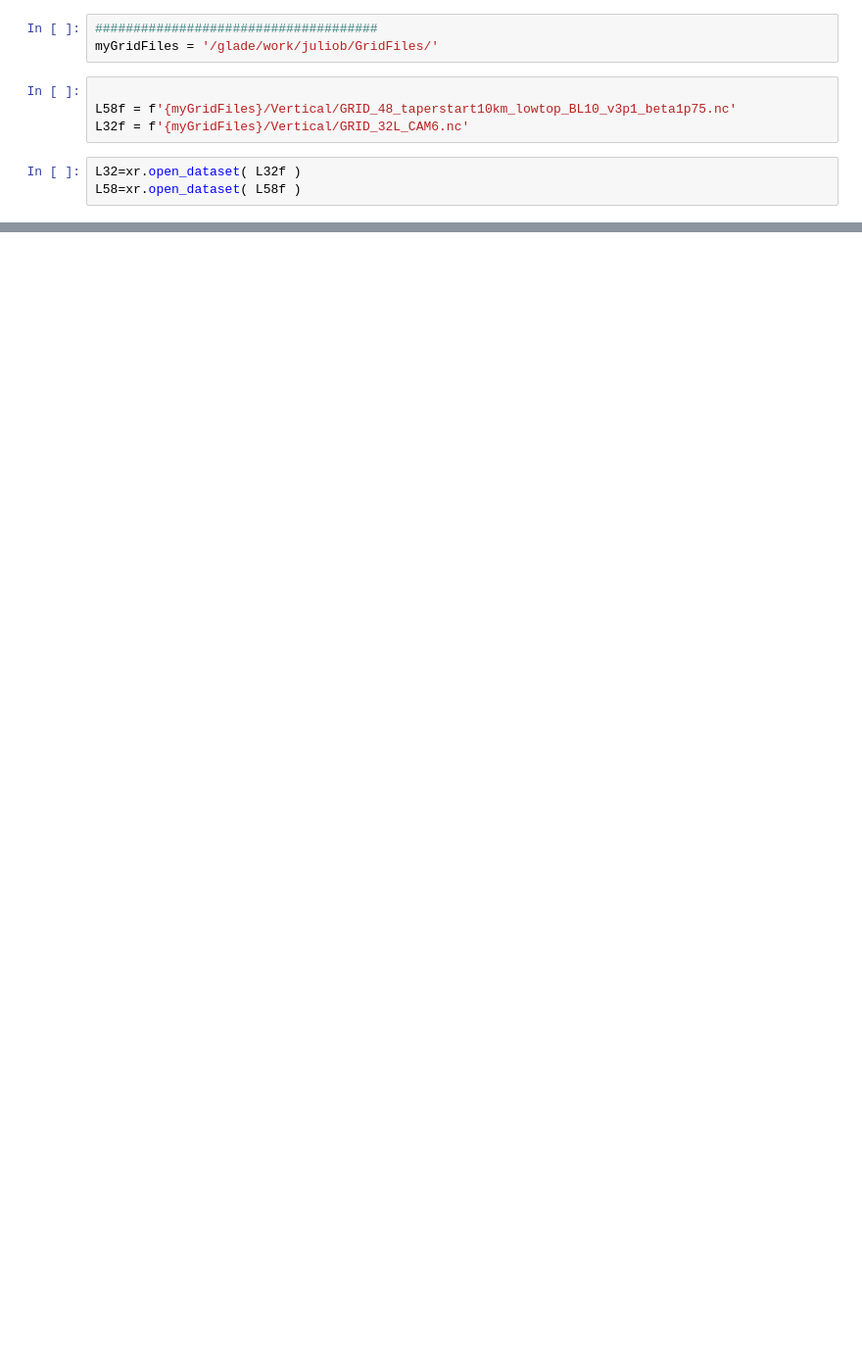
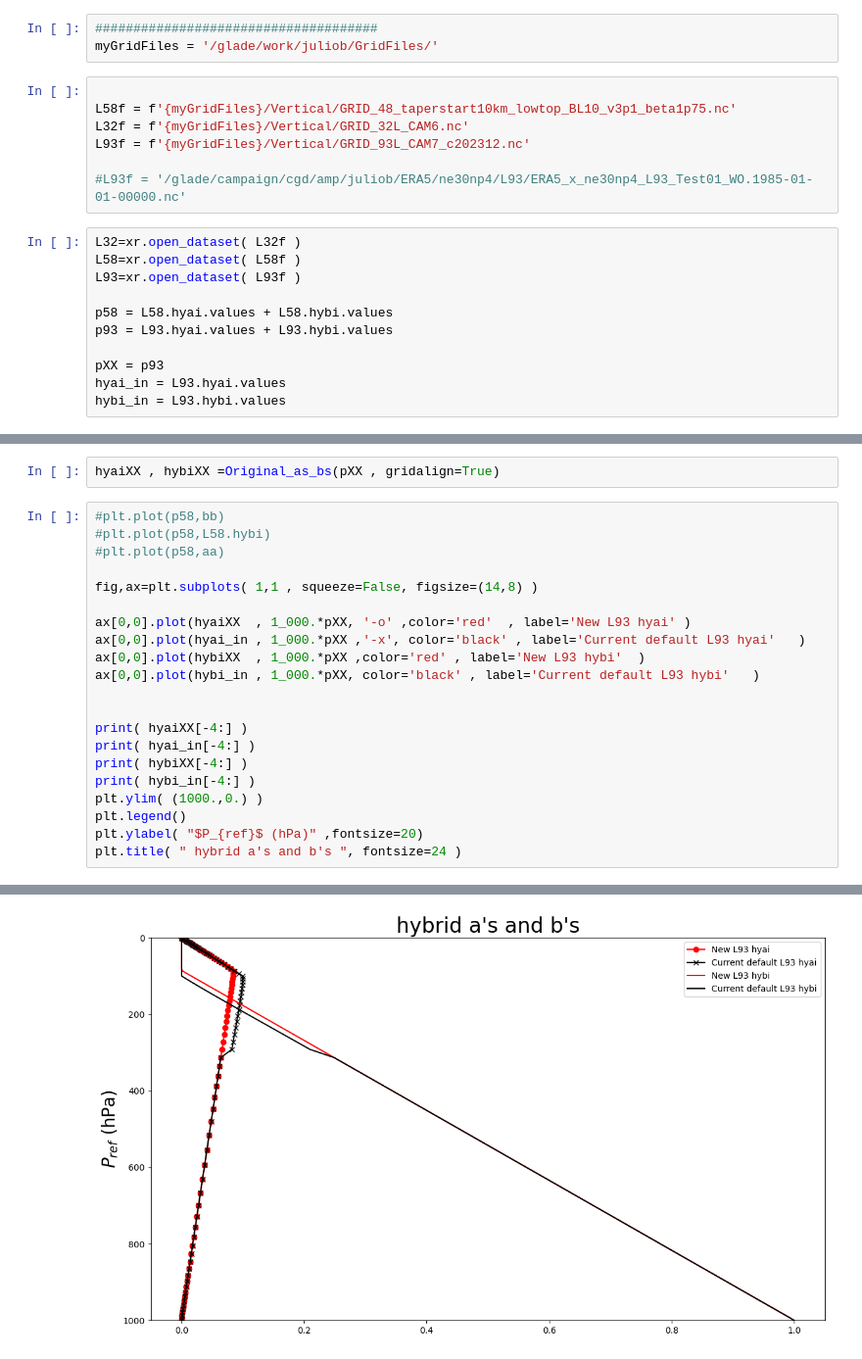
Before and after one commit to JulioTBacmeister/PyRegridding, a Jupyter notebook: Drivers/MakeNewVgrid.ipynb, the cells around one changed output, grey strips where cells are left out. Shown at 98% size. Saved outputs shown, nothing was run; the diff lists cells and outputs as text; blank space fills up the shorter version.

```diff
--- a/Drivers/MakeNewVgrid.ipynb
+++ b/Drivers/MakeNewVgrid.ipynb
@@ -25,6 +51,17 @@ myGridFiles = '/glade/work/juliob/GridFiles/'
 
 L58f = f'{myGridFiles}/Vertical/GRID_48_taperstart10km_lowtop_BL10_v3p1_beta1p75.nc'
 L32f = f'{myGridFiles}/Vertical/GRID_32L_CAM6.nc'
+L93f = f'{myGridFiles}/Vertical/GRID_93L_CAM7_c202312.nc'
+
+#L93f = '/glade/campaign/cgd/amp/juliob/ERA5/ne30np4/L93/ERA5_x_ne30np4_L93_Test01_WO.1985-01-01-00000.nc'
 # %%
 L32=xr.open_dataset( L32f )
 L58=xr.open_dataset( L58f )
+L93=xr.open_dataset( L93f )
+
+p58 = L58.hyai.values + L58.hybi.values
+p93 = L93.hyai.values + L93.hybi.values
+
+pXX = p93
+hyai_in = L93.hyai.values
+hybi_in = L93.hybi.values
@@ -63,0 +68,24 @@ print(np.sum(dzXX ),np.sum(dz32 ),np.sum(dz58 ))
+# %%
+hyaiXX , hybiXX =Original_as_bs(pXX , gridalign=True)
+# %%
+#plt.plot(p58,bb)
+#plt.plot(p58,L58.hybi)
+#plt.plot(p58,aa)
+
+fig,ax=plt.subplots( 1,1 , squeeze=False, figsize=(14,8) )
+
+ax[0,0].plot(hyaiXX  , 1_000.*pXX, '-o' ,color='red'  , label='New L93 hyai' )
+ax[0,0].plot(hyai_in , 1_000.*pXX ,'-x', color='black' , label='Current default L93 hyai'   )
+ax[0,0].plot(hybiXX  , 1_000.*pXX ,color='red' , label='New L93 hybi'  )
+ax[0,0].plot(hybi_in , 1_000.*pXX, color='black' , label='Current default L93 hybi'   )
+
+
+print( hyaiXX[-4:] )
+print( hyai_in[-4:] )
+print( hybiXX[-4:] )
+print( hybi_in[-4:] )
+plt.ylim( (1000.,0.) )
+plt.legend()
+plt.ylabel( "$P_{ref}$ (hPa)" ,fontsize=20)
+plt.title( " hybrid a's and b's ", fontsize=24 )
+# %% [output]
@@ -63,0 +97 @@ print(np.sum(dzXX ),np.sum(dz32 ),np.sum(dz58 ))
+[figure, added]
```
Also changed, not shown: parts of 18 cells of this notebook, 6 other files.
